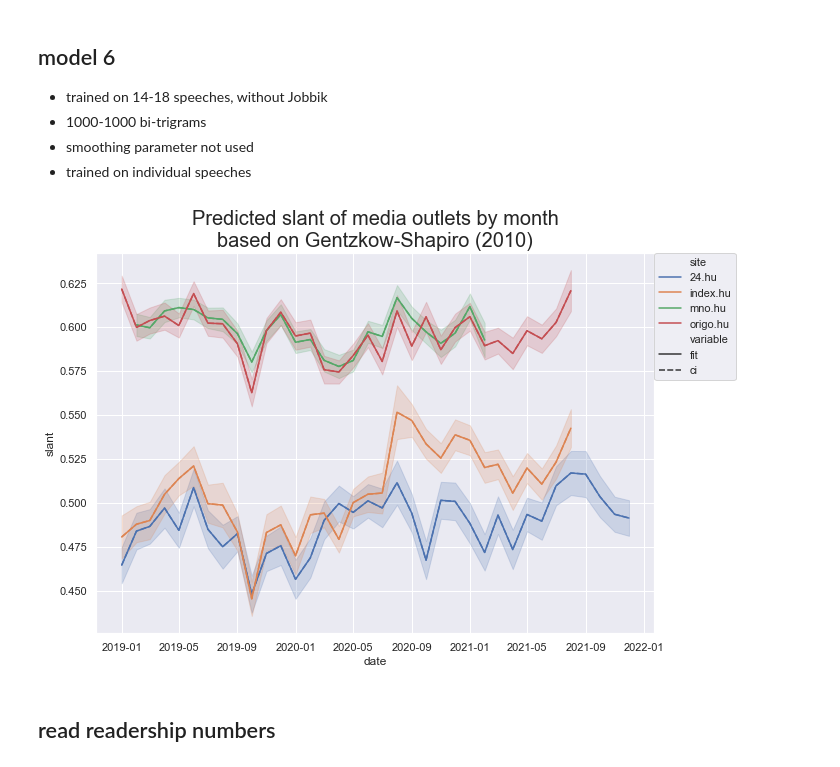
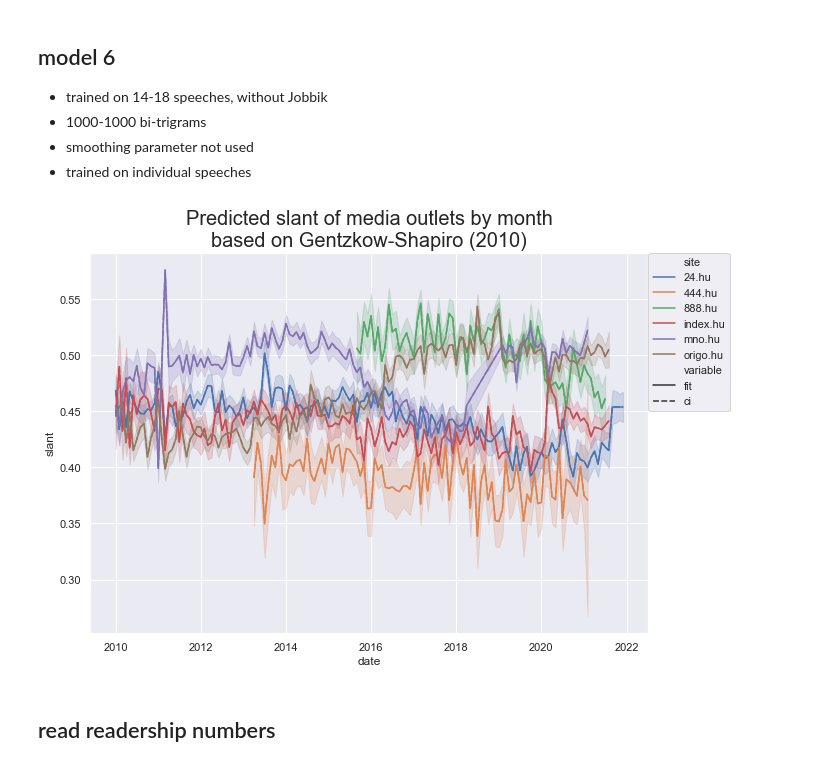
Before and after one commit to adamvig96/media-parliament-scaling, a Jupyter notebook: code/month_plot.ipynb, the cells around one changed output. Cells and saved outputs as stored; diff of their text form; code cells hidden in the pictures.

Commit message:
add demeaned plot code

```diff
--- a/code/month_plot.ipynb
+++ b/code/month_plot.ipynb
@@ -9,8 +9,6 @@ import warnings
 import datetime as dt
 
 warnings.filterwarnings("ignore")
-# %%
-df = pd.read_csv("../data/output/" + "monthly_slant_pred.csv")
 # %%
 def format_df(df, z_score=1.96):
     return (
@@ -157,16 +155,27 @@ def plot_smooth_slant(df, figname, rolling_window=4):
 - smoothing parameter not used
 - trained on individual speeches
 # %%
-df = pd.read_csv("../data/output/" + "monthly_slant_pred.csv")
+df = pd.concat([pd.read_csv("../data/output/monthly_slant_pred_" + str(year) + ".csv") for year in range(2010,2022)]).loc[lambda x: x["fit"]!=0]
 df = format_df(df)
 
+df = (df.merge(
+        df.groupby(["variable_type", "date"])["slant"]
+        .mean()
+        .reset_index()
+        .loc[lambda x: x["variable_type"] == "fit"]
+        .rename(columns={"slant": "mean_slant"})
+        .drop("variable_type", axis=1),
+        on="date",
+        how="left",
+    ).assign(slant=lambda x: (x["slant"] - x["mean_slant"]) + x["slant"].mean()))
+
 plot_smooth_slant(
-    df.loc[lambda x: (x["site"] != "888.hu") & (x["site"] != "444.hu")],
+    df,#.loc[lambda x: (x["site"] != "888.hu") & (x["site"] != "444.hu")],
     "slant_bymonth_1418_predspeech_wojobbik.png",
     rolling_window=1,
 )
 # %% [output]
-[figure, old version]
+[figure, new version]
 # %% [markdown]
 ## read readership numbers
 # %%
```
